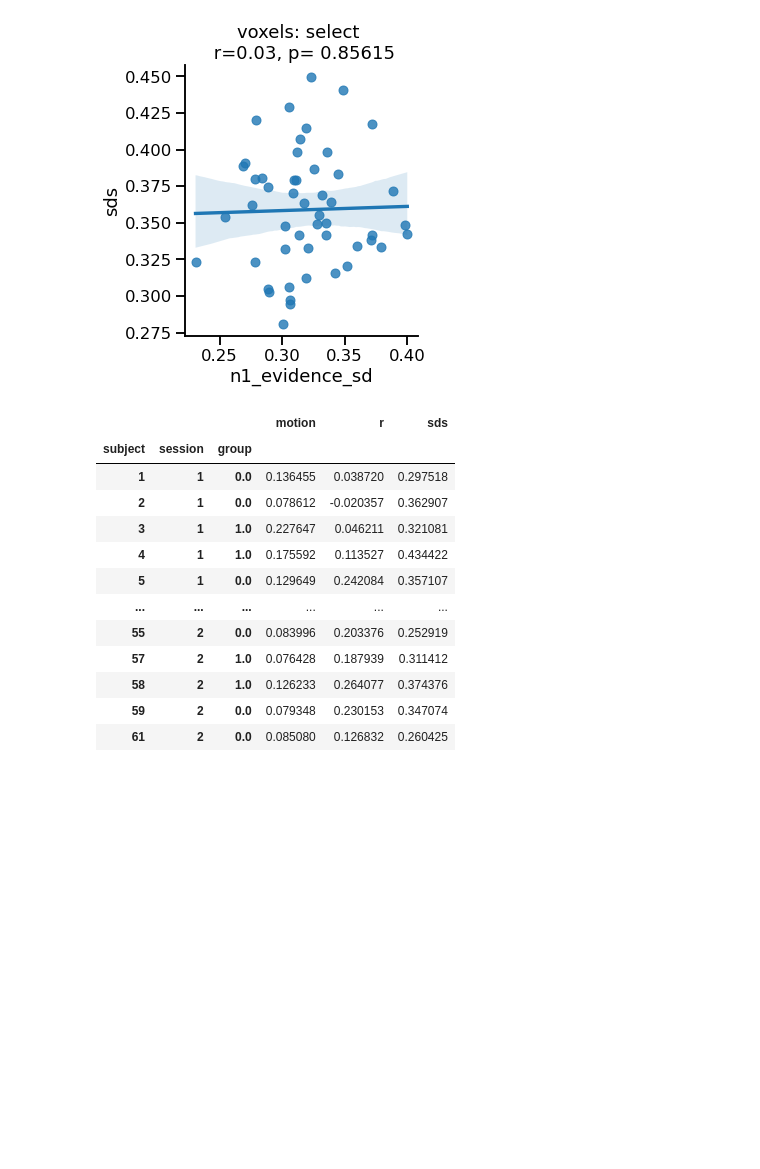
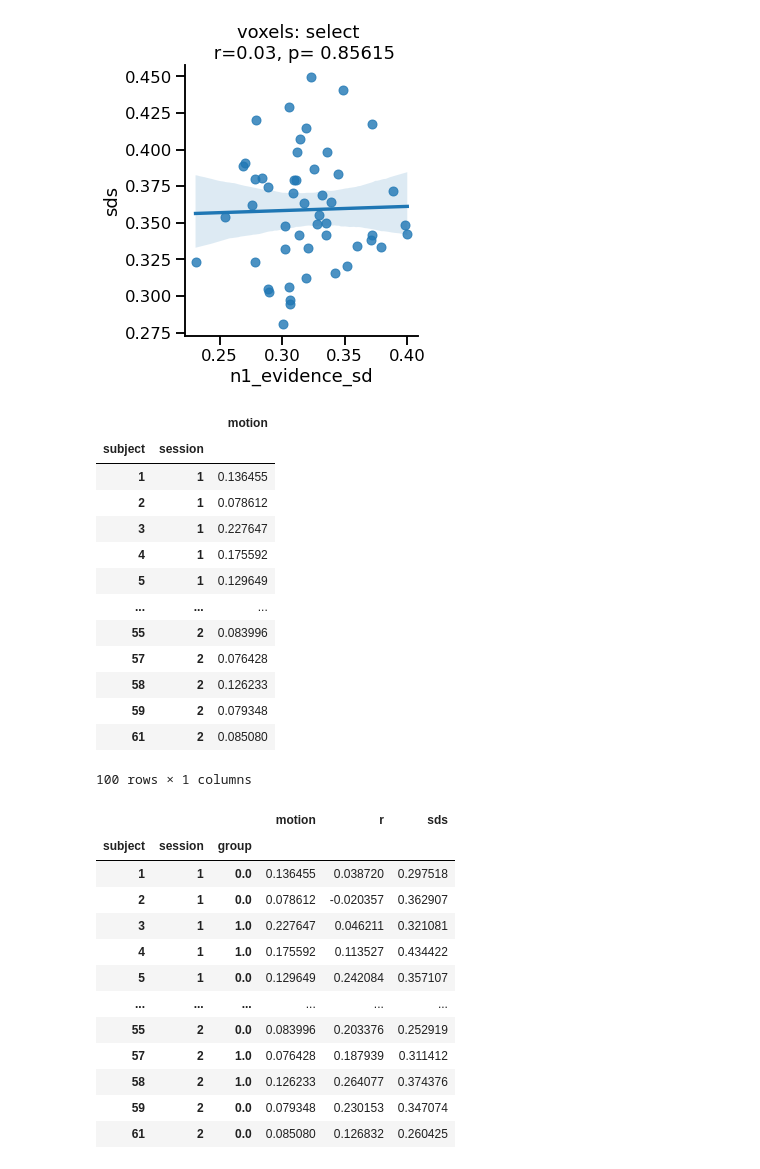
Before and after one commit to Gilles86/stress_risk, a Jupyter notebook: stress_risk/analyse_results/decode_ana.ipynb, the cells around one changed output. Drawn from its saved outputs; the diff is of its cells as text; code cells hidden in the pictures; blank space fills up the shorter version.

```diff
--- a/stress_risk/analyse_results/decode_ana.ipynb
+++ b/stress_risk/analyse_results/decode_ana.ipynb
@@ -154,7 +161,25 @@ Text(0.5, 1.0, 'voxels: select \n r=0.03, p= 0.85615')
 [figure]
 # %%
 df_motion = pd.read_csv('/Users/mrenke/data/ds-stressrisk/interim_sum_data/subwise_seswise_motion.csv').set_index(['subject', 'session'])
-df_motion = df_motion.join(r[['r']]).join(sds).join(group_mapping).set_index('group', append=True)
+
+#df_motion = df_motion.join(r[['r']]).join(sds).join(group_mapping).set_index('group', append=True)
+# %%
+df_motion
+# %% [output]
+|  |  | motion |
+| subject | session |  |
+| 1 | 1 | 0.136455 |
+| 2 | 1 | 0.078612 |
+| 3 | 1 | 0.227647 |
+| 4 | 1 | 0.175592 |
+| 5 | 1 | 0.129649 |
+| ... | ... | ... |
+| 55 | 2 | 0.083996 |
+| 57 | 2 | 0.076428 |
+| 58 | 2 | 0.126233 |
+| 59 | 2 | 0.079348 |
+| 61 | 2 | 0.085080 |
+100 rows × 1 columns
 # %%
 df_motion
 # %% [output]
```
Also changed, not shown: parts of 5 cells of this notebook, 20 other files.
